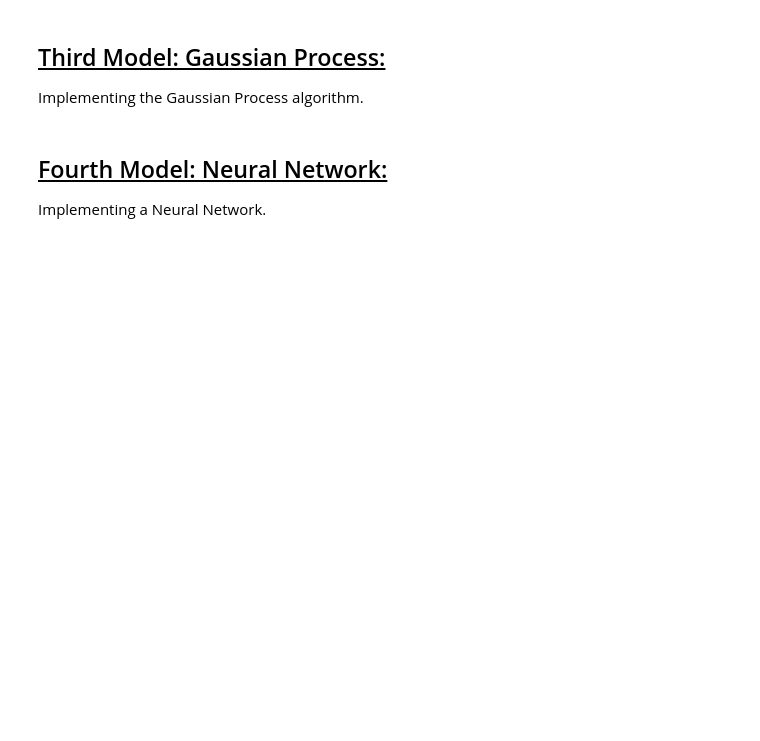
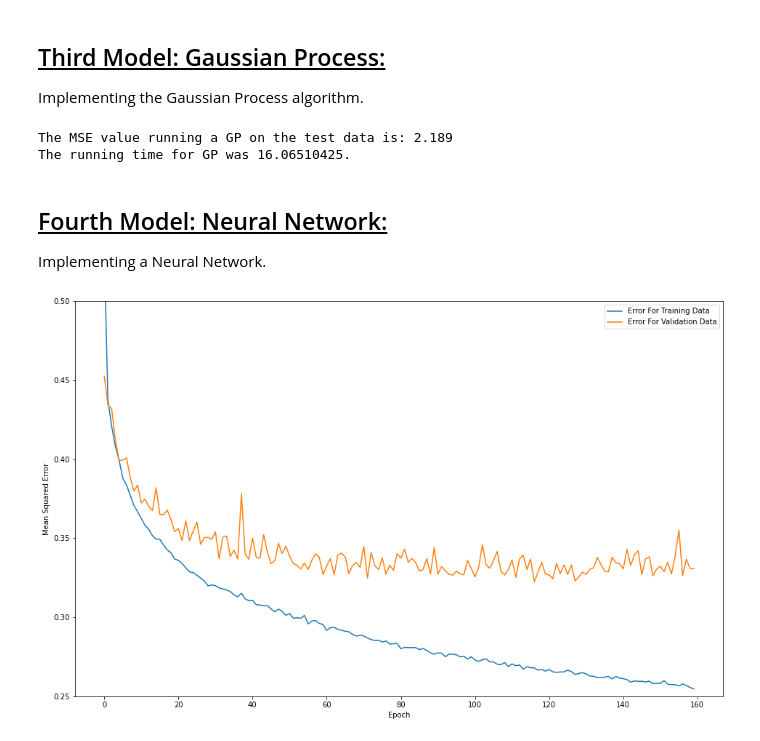
Before and after one commit to Nhyi/University, a Jupyter notebook: Machine Learning 1/Project/Project.ipynb, the cells around one changed output. Cells and saved outputs as stored; diff of their text form; code cells hidden in the pictures; blank space fills up the shorter version.

Commit message:
Adding RF Optimization and Gaussian Process

```diff
--- a/Machine Learning 1/Project/Project.ipynb
+++ b/Machine Learning 1/Project/Project.ipynb
@@ -362,3 +563,19 @@ Implementing the Gaussian Process algorithm.
+# %%
+start_time = time.time()
+predicting_test = posterior_function(X_train[0:10000], Y_train[0:10000], X_test, l=1, sigma_f=1, sigma_y=1e-6)
+end_time = time.time()
+
+Gaussian_running_time = end_time - start_time
+Gaussian_running_time = round(Gaussian_running_time, 8)
+
+Gaussian_MSE = np.square(np.subtract(Y_test, predicting_test)).mean()
+Gaussian_MSE = round(Gaussian_MSE, 3)
+
+print('The MSE value running a GP on the test data is: ' + str(Gaussian_MSE))
+print('The running time for GP was ' + str(Gaussian_running_time) + '.')
+# %% [output]
+The MSE value running a GP on the test data is: 2.189
+The running time for GP was 16.06510425.
 # %% [markdown]
 ## <u> Fourth Model: Neural Network:</u>
 
@@ -383,3 +602,21 @@ def plot_NN_result(data):
     plt.ylim([0.25, 0.5])
     plt.legend()
+# %%
+# creating a neural network with 2 layers
+model = Sequential()
+#first layer
+model.add(Dense(64, input_dim = X_train.shape[1], activation = tf.nn.relu))
+#second layer
+model.add(Dense(64, activation = tf.nn.relu))
+model.add(Dense(1))
+model.compile(loss = 'mse', optimizer = 'adam', metrics = ['mse'])
+
+#conditions to stop the NN early
+monitor = EarlyStopping(monitor = 'val_loss', min_delta = 1e-6, patience = 100, verbose = 1, mode = 'auto', restore_best_weights = True)
+#training the model
+unoptimized_values = model.fit(X_train, Y_train, validation_data = (X_val, Y_val), callbacks = [monitor], verbose = 0, epochs = 160)
+#plotting the error for training against validation data
+plot_NN_result(unoptimized_values)
+# %% [output]
+[figure, added]
 # %%
```
Also changed, not shown: parts of 27 cells of this notebook, 2 other files.
